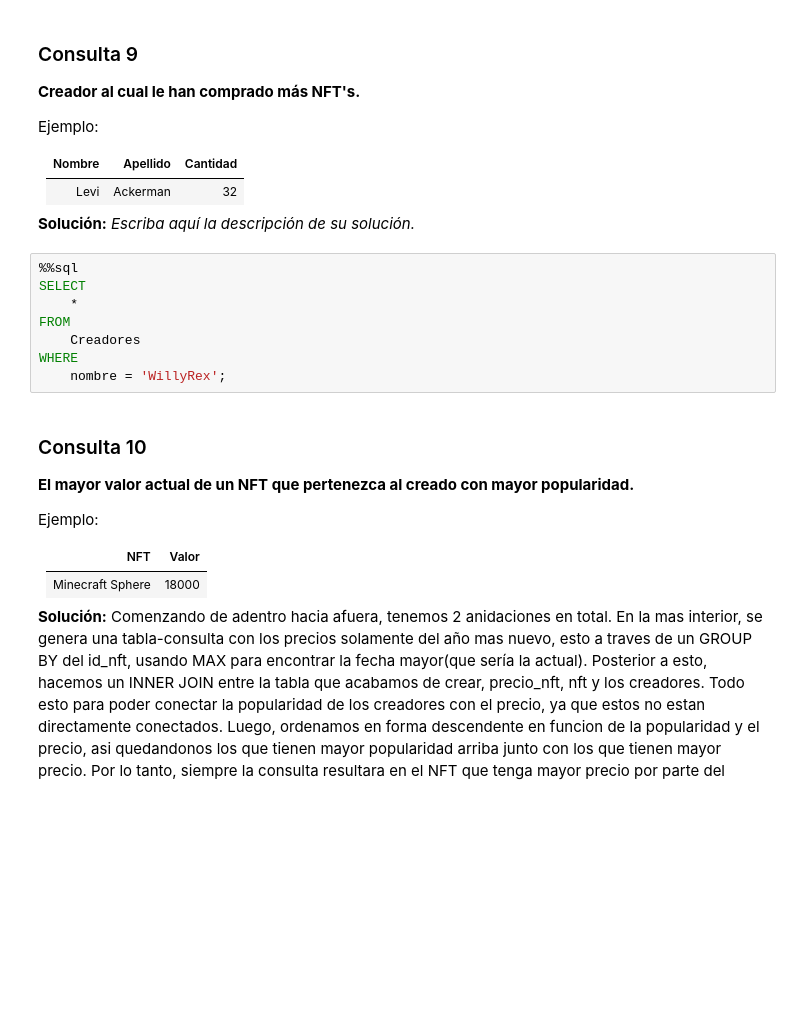
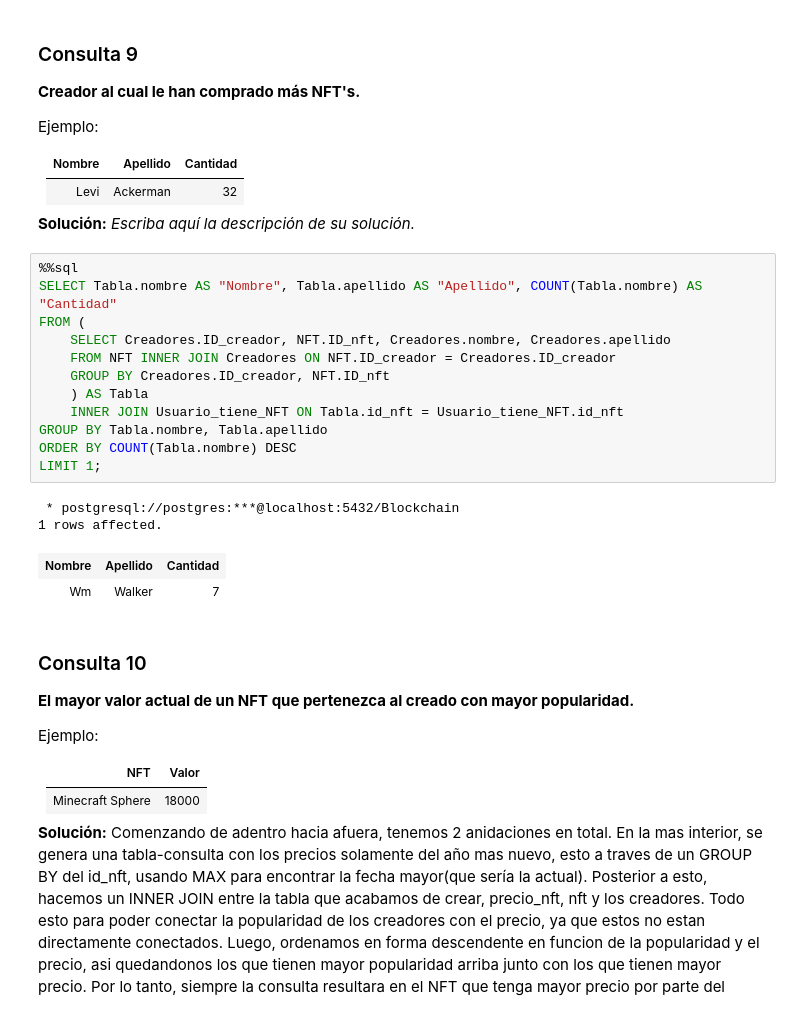
Before and after one commit to bryangonzalezr/INF239, a Jupyter notebook: Tarea-1-Grupo23/Tarea1_BD_2022-1 V.1.0 .ipynb, the cells around one changed output. Saved outputs shown, nothing was run; the diff lists cells and outputs as text; blank space fills up the shorter version.

```diff
--- a/Tarea-1-Grupo23/Tarea1_BD_2022-1 V.1.0 .ipynb
+++ b/Tarea-1-Grupo23/Tarea1_BD_2022-1 V.1.0 .ipynb
@@ -626,14 +646,23 @@ Ejemplo:
 | Levi |Ackerman |32|
 
 **Solución:** _Escriba aquí la descripción de su solución._
-# %%
-%%sql
-SELECT
-    *
-FROM
-    Creadores
-WHERE
-    nombre = 'WillyRex';
+# %%
+%%sql
+SELECT Tabla.nombre AS "Nombre", Tabla.apellido AS "Apellido", COUNT(Tabla.nombre) AS "Cantidad"
+FROM (
+    SELECT Creadores.ID_creador, NFT.ID_nft, Creadores.nombre, Creadores.apellido
+    FROM NFT INNER JOIN Creadores ON NFT.ID_creador = Creadores.ID_creador
+    GROUP BY Creadores.ID_creador, NFT.ID_nft
+    ) AS Tabla
+    INNER JOIN Usuario_tiene_NFT ON Tabla.id_nft = Usuario_tiene_NFT.id_nft
+GROUP BY Tabla.nombre, Tabla.apellido
+ORDER BY COUNT(Tabla.nombre) DESC
+LIMIT 1;
+# %% [output]
+ * postgresql://postgres:***@localhost:5432/Blockchain
+1 rows affected.
+| Nombre | Apellido | Cantidad |
+| Wm | Walker | 7 |
 # %% [markdown]
 ### Consulta 10
 **El mayor valor actual de un NFT que pertenezca al creado con mayor popularidad.**
```
Also changed, not shown: parts of 11 cells of this notebook.
